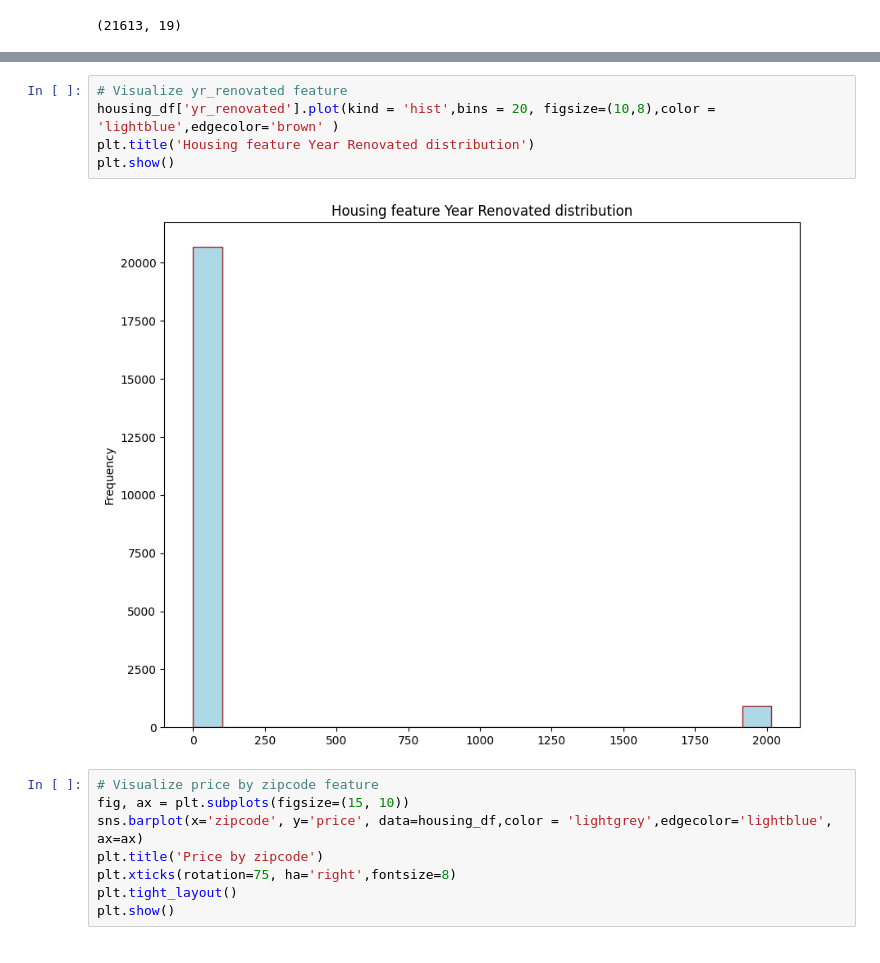
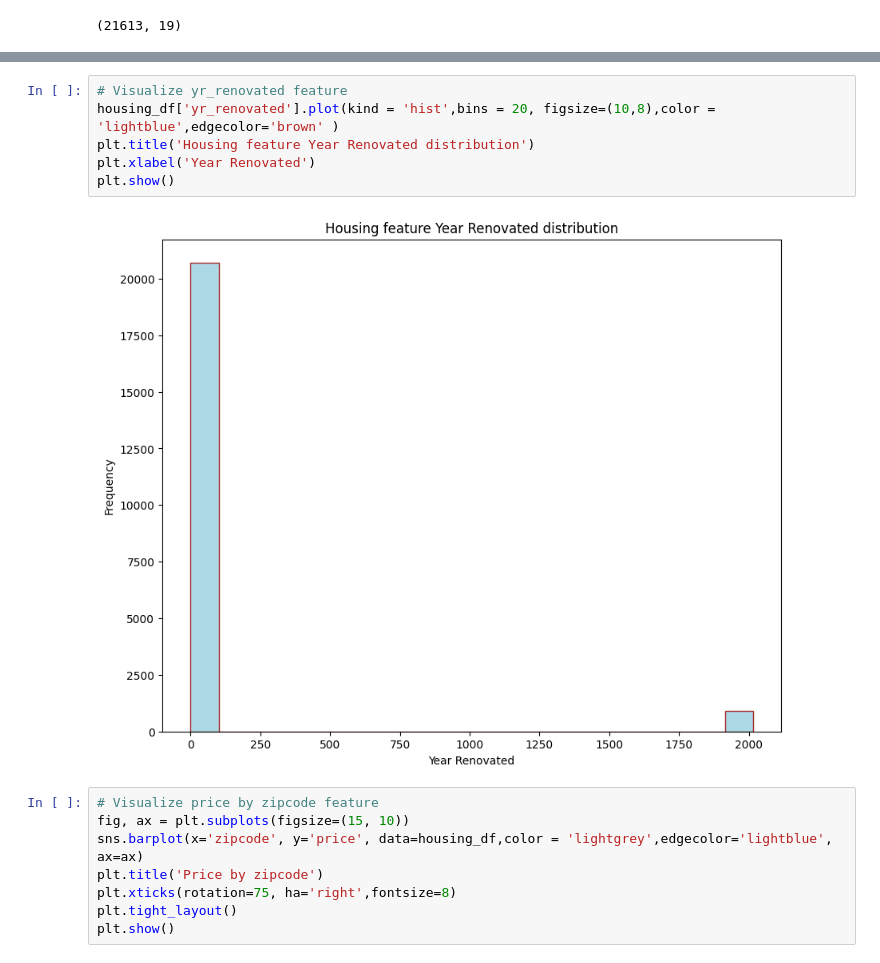
Before and after one commit to sunshine5/Capstone, a Jupyter notebook: prompt.ipynb, the cells around one changed output, grey strips where cells are left out. Saved outputs shown, nothing was run; the diff lists cells and outputs as text.

```diff
--- a/prompt.ipynb
+++ b/prompt.ipynb
@@ -194,10 +194,11 @@ plt.show()
 # %%
 # Visualize yr_renovated feature
 housing_df['yr_renovated'].plot(kind = 'hist',bins = 20, figsize=(10,8),color = 'lightblue',edgecolor='brown' )
 plt.title('Housing feature Year Renovated distribution')
+plt.xlabel('Year Renovated')
 plt.show()
 # %% [output]
-[figure, old version]
+[figure, new version]
 # %%
 # Visualize price by zipcode feature
 fig, ax = plt.subplots(figsize=(15, 10))
```
Also changed, not shown: parts of 50 cells of this notebook.
